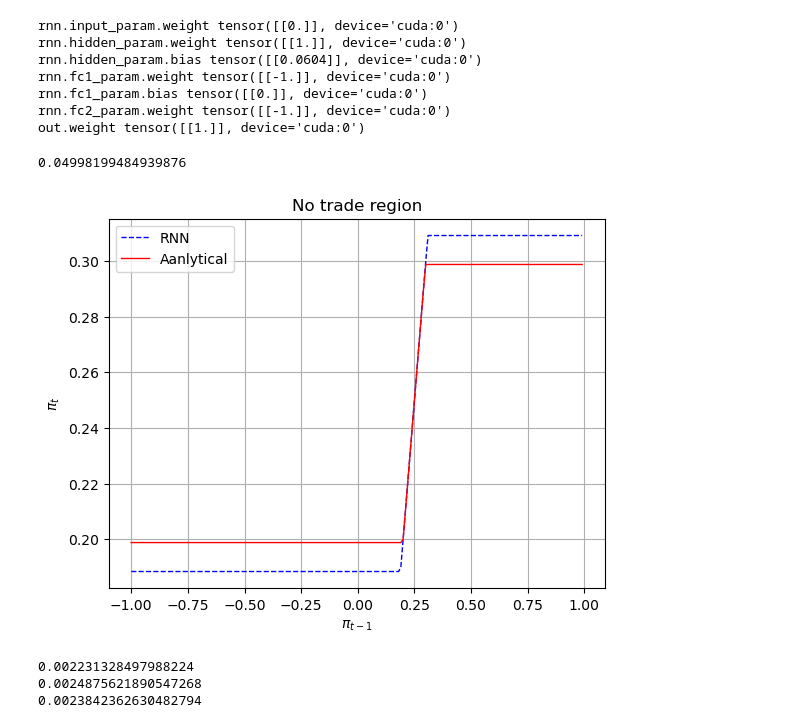
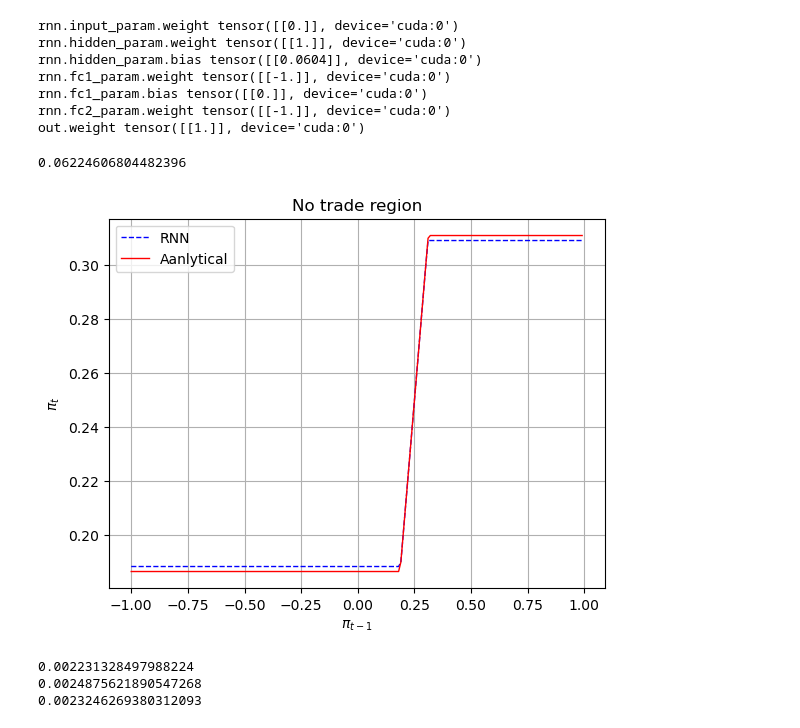
Before and after one commit to jsxzliran/TransactionCost, a Jupyter notebook: OneStockTradingCost-1parameter_importance.ipynb, the cells around one changed output. Drawn from its saved outputs; the diff is of its cells as text; code cells hidden in the pictures.

```diff
--- a/OneStockTradingCost-1parameter_importance.ipynb
+++ b/OneStockTradingCost-1parameter_importance.ipynb
@@ -273,30 +273,31 @@ out.weight tensor([[1.]], device='cuda:0')
 # %%
 # Data for plotting
 lowerbound = -1
 upperbound = 1
 optimal_input = Markowitz_opt
 t = torch.tensor(np.arange(lowerbound, upperbound, 0.01)).to(device)
+trading_cost = (2*trading_cost)/(1+trading_cost)
 s = model.rnn.fc2_param.weight*F.relu(model.rnn.fc1_param.weight*F.relu(optimal_input*model.rnn.input_param.weight+model.rnn.hidden_param.weight*t-Markowitz_opt+model.rnn.hidden_param.bias)+2*model.rnn.hidden_param.bias)+Markowitz_opt+model.rnn.hidden_param.bias
 delta_real = np.power(3/(4*gamma)*np.power(Markowitz_opt,2)*np.power(1-Markowitz_opt,2)*trading_cost,1/3)+((5-2*gamma)/(10*gamma)*Markowitz_opt*(Markowitz_opt)-3/(20*gamma))*trading_cost
 s2 = model.rnn.fc2_param.weight*F.relu(model.rnn.fc1_param.weight*F.relu(optimal_input*model.rnn.input_param.weight+model.rnn.hidden_param.weight*t-(Markowitz_opt-delta_real))+2*delta_real)+Markowitz_opt+delta_real
 s3 = model.rnn.fc2_param.weight*F.relu(model.rnn.fc1_param.weight*F.relu(optimal_input*model.rnn.input_param.weight+model.rnn.hidden_param.weight*t-(Markowitz_opt-delta))+2*delta)+Markowitz_opt+delta
 print(delta_real)
 
 fig, ax = plt.subplots()
 ax.plot(t.cpu().detach(), s.cpu().view(-1).detach(), label='RNN', color = 'blue', linestyle= '--', linewidth = 1)
 ax.plot(t.cpu().detach(), s2.cpu().view(-1).detach(), label='Aanlytical', color = 'red', linewidth = 1)
 #ax.plot(t.cpu().detach(), s3.cpu().view(-1).detach())
 ax.legend()
 
 ax.set(xlabel=r'$\pi_{t-1}$', ylabel=r'$\pi_t$',
        title='No trade region')
 ax.grid()
 
 fig.savefig("result_one.png")
 plt.show()
 # %% [output]
-0.04998199484939876
+0.06224606804482396
-[figure, old version]
+[figure, new version]
 # %%
 ESR_simulated = np.log(np.power((gamma-1)*losses+1,1/(1-gamma)))/T
 ESR_opt = mu*mu/sigma/sigma/2/gamma
@@ -307,4 +308,4 @@ print(ESR_real)
 # %% [output]
 0.002231328497988224
 0.0024875621890547268
-0.0023842362630482794
+0.0023246269380312093
```
Also changed, not shown: 2 other files.
